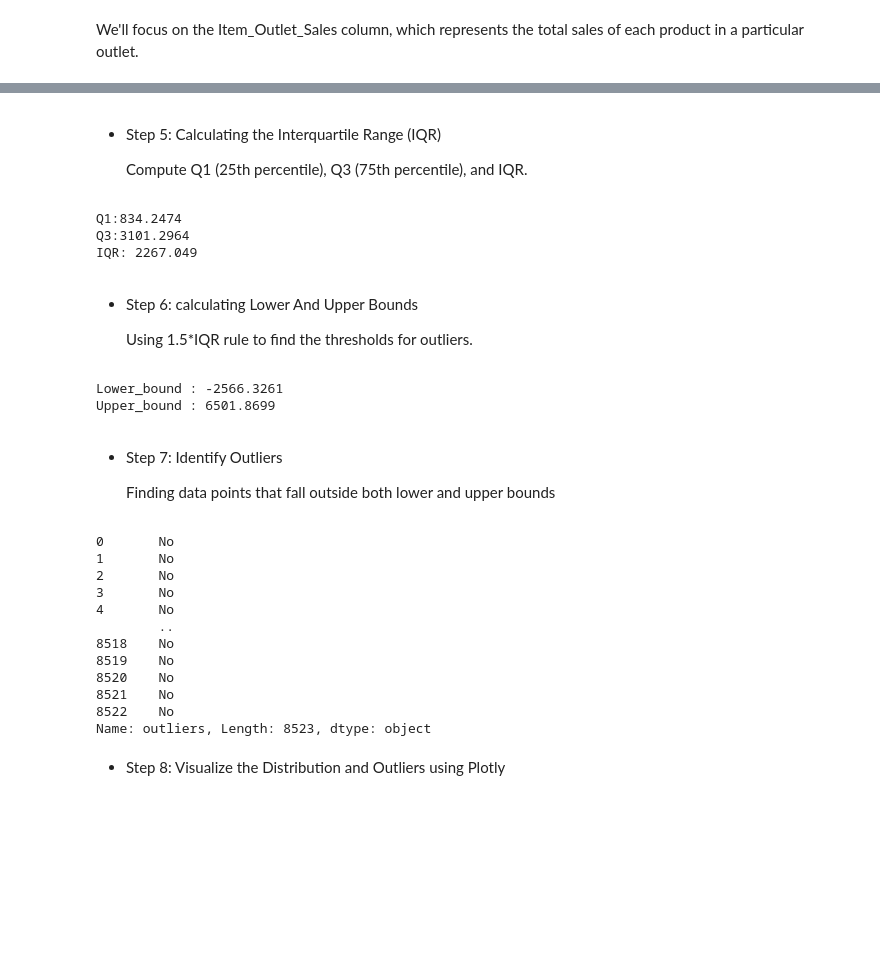
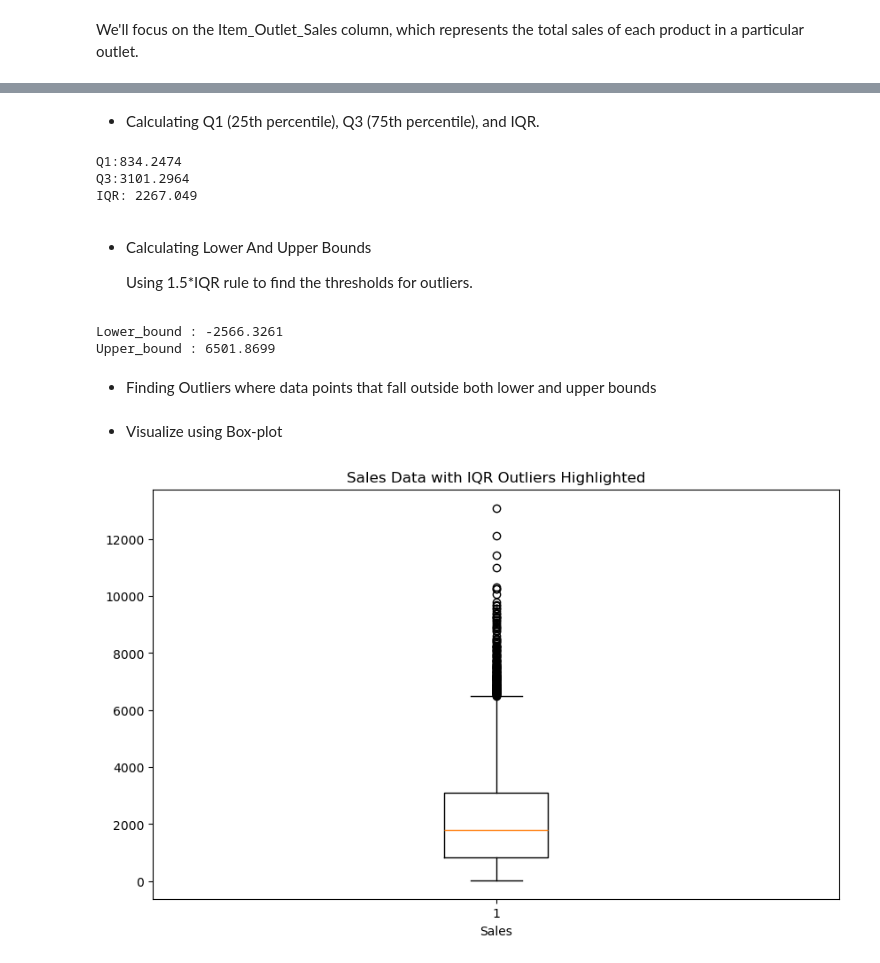
Before and after one commit to sumanshaw9/outliers-detection, a Jupyter notebook: outlier-detection.ipynb, the cells around one changed output, grey strips where cells are left out. Saved outputs shown, nothing was run; the diff lists cells and outputs as text; code cells hidden in the pictures; blank space fills up the shorter version.

```diff
--- a/outlier-detection.ipynb
+++ b/outlier-detection.ipynb
@@ -91,4 +106,28 @@ fig.show()
+# %% [markdown]
+- Calculating Q1 (25th percentile), Q3 (75th percentile), and IQR.
+# %%
+Q1 = data["Item_Outlet_Sales"].quantile(0.25)
+Q3 = data["Item_Outlet_Sales"].quantile(0.75)
+print(f"Q1:{Q1}")
+print(f"Q3:{Q3}")
+#now we computing IQR
+IQR = Q3 - Q1
+print(f"IQR: {IQR}")
+# %% [output]
+Q1:834.2474
+Q3:3101.2964
+IQR: 2267.049
 # %% [markdown]
-- Step 5: Calculating the Interquartile Range (IQR)
+- Calculating Lower And Upper Bounds
 
-  Compute Q1 (25th percentile), Q3 (75th percentile), and IQR.
+  Using 1.5*IQR rule to find the thresholds for outliers.
+# %%
+lower_bound = Q1 - (1.5*IQR)
+upper_bound = Q3 + (1.5*IQR)
+print(f"Lower_bound : {lower_bound}")
+print(f"Upper_bound : {upper_bound}")
+# %% [output]
+Lower_bound : -2566.3261
+Upper_bound : 6501.8699
+# %% [markdown]
+- Finding Outliers where data points that fall outside both lower and upper bounds
@@ -95,46 +136,10 @@ fig.show()
+# %% [markdown]
+- Visualize using Box-plot
 # %%
-Q1 = data_sales.quantile(0.25)
-Q3 = data_sales.quantile(0.75)
-print(f"Q1:{Q1}")
-print(f"Q3:{Q3}")
-#now we computing IQR
-IQR = Q3 - Q1
-print(f"IQR: {IQR}")
+plt.figure(figsize=(10,6))
+plt.boxplot(x=data['Item_Outlet_Sales'])
+plt.title("Sales Data with IQR Outliers Highlighted")
+plt.xlabel("Sales")
+plt.show()
 # %% [output]
-Q1:834.2474
-Q3:3101.2964
-IQR: 2267.049
+[figure, added]
-# %% [markdown]
-- Step 6: calculating Lower And Upper Bounds
-
-  Using 1.5*IQR rule to find the thresholds for outliers.
-# %%
-lower_bound = Q1 - (1.5*IQR)
-upper_bound = Q3 + (1.5*IQR)
-print(f"Lower_bound : {lower_bound}")
-print(f"Upper_bound : {upper_bound}")
-# %% [output]
-Lower_bound : -2566.3261
-Upper_bound : 6501.8699
-# %% [markdown]
-- Step 7: Identify Outliers
-
-  Finding data points that fall outside both lower and upper bounds
-# %%
-data["outliers"] = np.where((data_sales < lower_bound) | (data_sales > upper_bound),"Yes", "No")
-data["outliers"]
-# %% [output]
-0       No
-1       No
-2       No
-3       No
-4       No
-        ..
-8518    No
-8519    No
-8520    No
-8521    No
-8522    No
-Name: outliers, Length: 8523, dtype: object
-# %% [markdown]
-- Step 8: Visualize the Distribution and Outliers using Plotly
```
Also changed, not shown: parts of 22 cells of this notebook, 2 other files.
